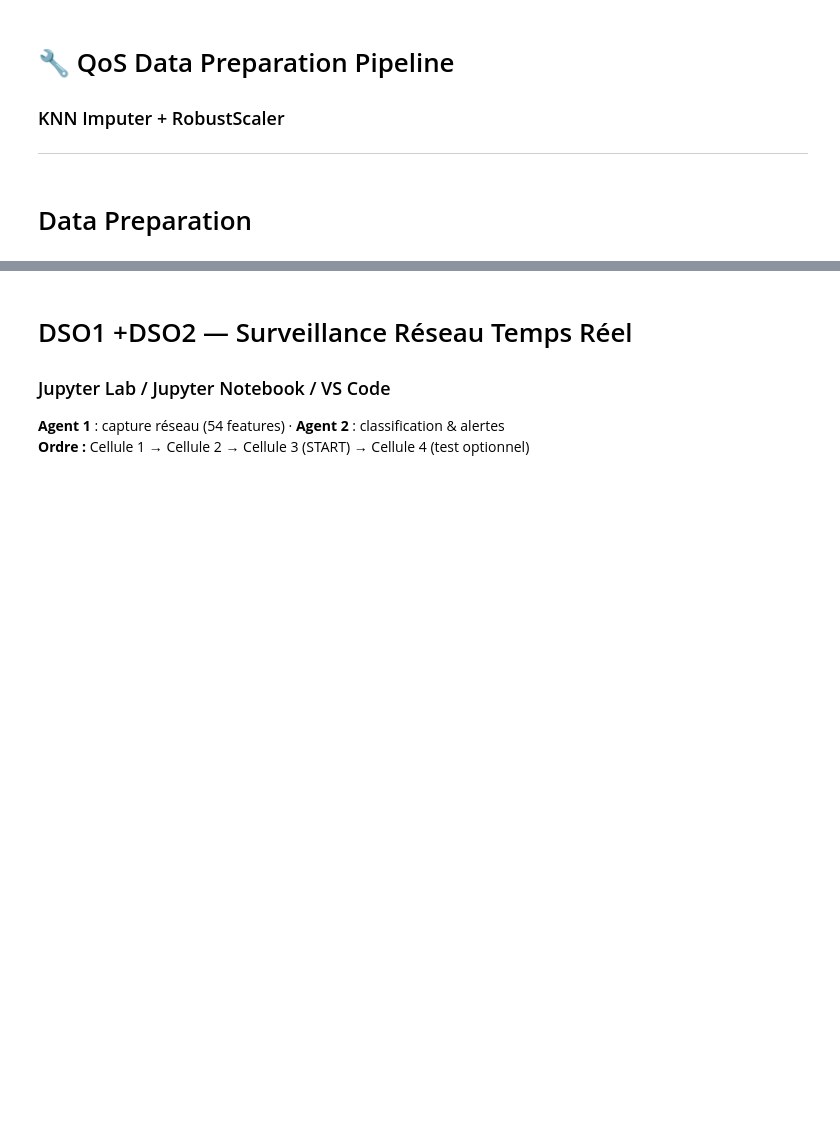
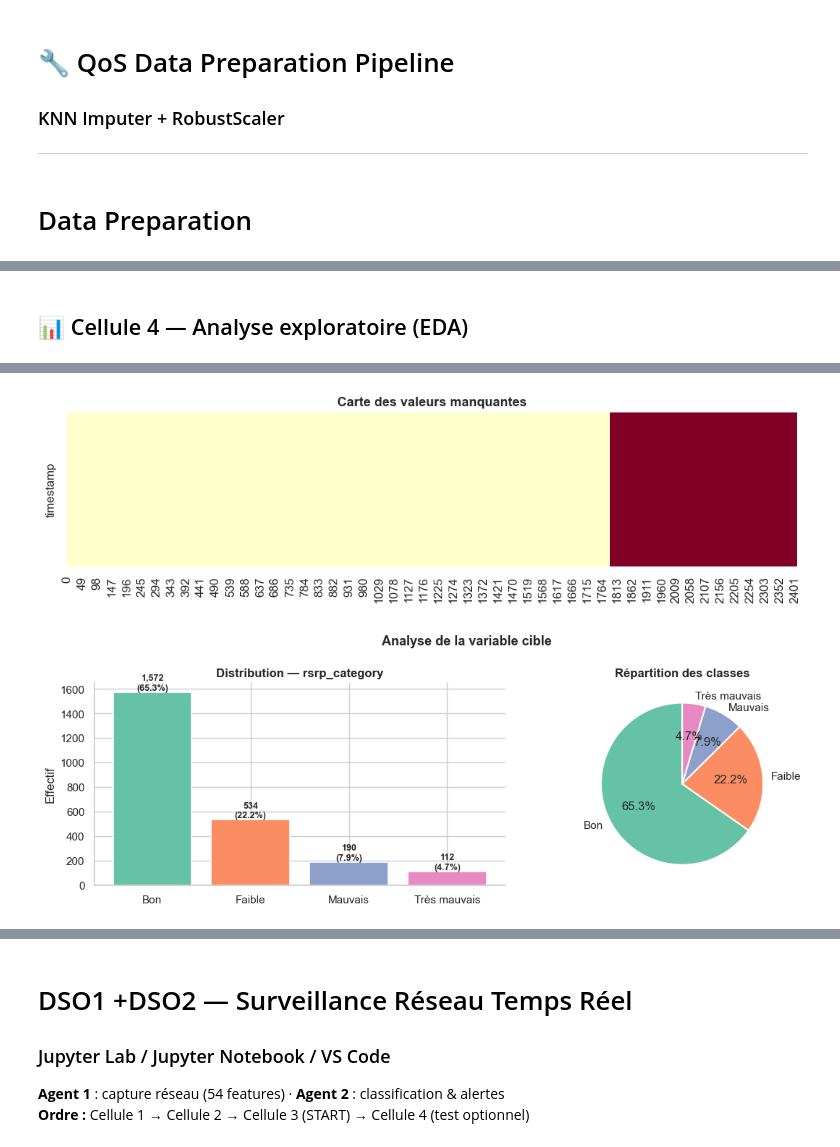
Before and after one commit to foued-firas/-Esprit-PIDEV-4DS10-2026-QossBuddy, a Jupyter notebook: QosBuddy.ipynb, the cells around one changed output, grey strips where cells are left out. Drawn from its saved outputs; the diff is of its cells as text; code cells hidden in the pictures; blank space fills up the shorter version.

```diff
--- a/QosBuddy.ipynb
+++ b/QosBuddy.ipynb
@@ -6,0 +55,16 @@
+# %%
+import pandas as pd
+import numpy as np
+import matplotlib.pyplot as plt
+import matplotlib.gridspec as gridspec
+import seaborn as sns
+import warnings, os
+from scipy import stats
+from sklearn.impute import KNNImputer
+from sklearn.preprocessing import RobustScaler, LabelEncoder
+import joblib
+
+warnings.filterwarnings('ignore')
+sns.set_theme(style="whitegrid", palette="muted")
+
+print("✅ Imports OK")
@@ -6,0 +110,61 @@
+# %% [markdown]
+## 📊 Cellule 4 — Analyse exploratoire (EDA)
+# %%
+if not globals().get("_df_loaded") or df.empty:
+    print("⏭️  EDA ignoré")
+else:
+    W = 58
+    print("═"*W)
+    print("  ANALYSE EXPLORATOIRE DES DONNÉES".center(W))
+    print("═"*W)
+    print(f"  Lignes             : {df.shape[0]:>8,}")
+    print(f"  Colonnes           : {df.shape[1]:>8}")
+    print(f"  Numériques         : {df.select_dtypes(include='number').shape[1]:>8}")
+    print(f"  Catégorielles      : {df.select_dtypes(include='object').shape[1]:>8}")
+    print(f"  Valeurs manquantes : {df.isnull().sum().sum():>8,}")
+    print(f"  Doublons           : {df.duplicated().sum():>8,}")
+    print("─"*W)
+
+    num_cols = df.select_dtypes(include="number").columns.tolist()
+
+    # ── Skewness des features numériques ─────────────────────
+    skews = df[num_cols].skew().sort_values(ascending=False)
+    high_skew = skews[skews.abs() > 1].index.tolist()
+    print(f"  Features à forte asymétrie (|skew|>1) : {len(high_skew)}")
+    print(f"  Top 5 skewness :")
+    for col, v in skews.head(5).items():
+        print(f"    {col:<35} skew = {v:+.3f}")
+    print("─"*W)
+
+    # ── Heatmap valeurs manquantes ────────────────────────────
+    miss = df.isnull().sum()
+    miss = miss[miss > 0]
+    if len(miss) > 0:
+        fig, ax = plt.subplots(figsize=(10, 3))
+        sns.heatmap(df[miss.index].isnull().T, cbar=False, yticklabels=True,
+                    cmap="YlOrRd", ax=ax)
+        ax.set_title("Carte des valeurs manquantes", fontweight="bold")
+        plt.tight_layout(); plt.show()
+    else:
+        print("  ✅ Aucune valeur manquante")
+
+    # ── Distribution de la target ─────────────────────────────
+    target_candidates = ["rsrp_category","rsrp_category_label","rsrp_cat","category","y","label"]
+    target_col = next((c for c in target_candidates if c in df.columns), None)
+    if target_col:
+        vc = df[target_col].value_counts()
+        colors = sns.color_palette("Set2", len(vc))
+        fig, axes = plt.subplots(1, 2, figsize=(12, 4))
+        axes[0].bar(vc.index, vc.values, color=colors, edgecolor="white", linewidth=1.2)
+        for i, (lbl, cnt) in enumerate(vc.items()):
+            axes[0].text(i, cnt + vc.max()*0.01, f"{cnt:,}\n({cnt/len(df)*100:.1f}%)",
+                         ha="center", fontsize=9, fontweight="bold")
+        axes[0].set_title(f"Distribution — {target_col}", fontweight="bold")
+        axes[0].set_xlabel(""); axes[0].set_ylabel("Effectif")
+        axes[0].spines[["top","right"]].set_visible(False)
+        axes[1].pie(vc.values, labels=vc.index, colors=colors, autopct="%1.1f%%",
+                    startangle=90, wedgeprops={"edgecolor":"white","linewidth":1.5})
+        axes[1].set_title("Répartition des classes", fontweight="bold")
+        plt.suptitle("Analyse de la variable cible", fontsize=13, fontweight="bold")
+        plt.tight_layout(); plt.show()
+# %% [output]
@@ -6,0 +189,2 @@
+[figure, added]
+[figure, added]
```
Also changed, not shown: parts of 133 cells of this notebook.
